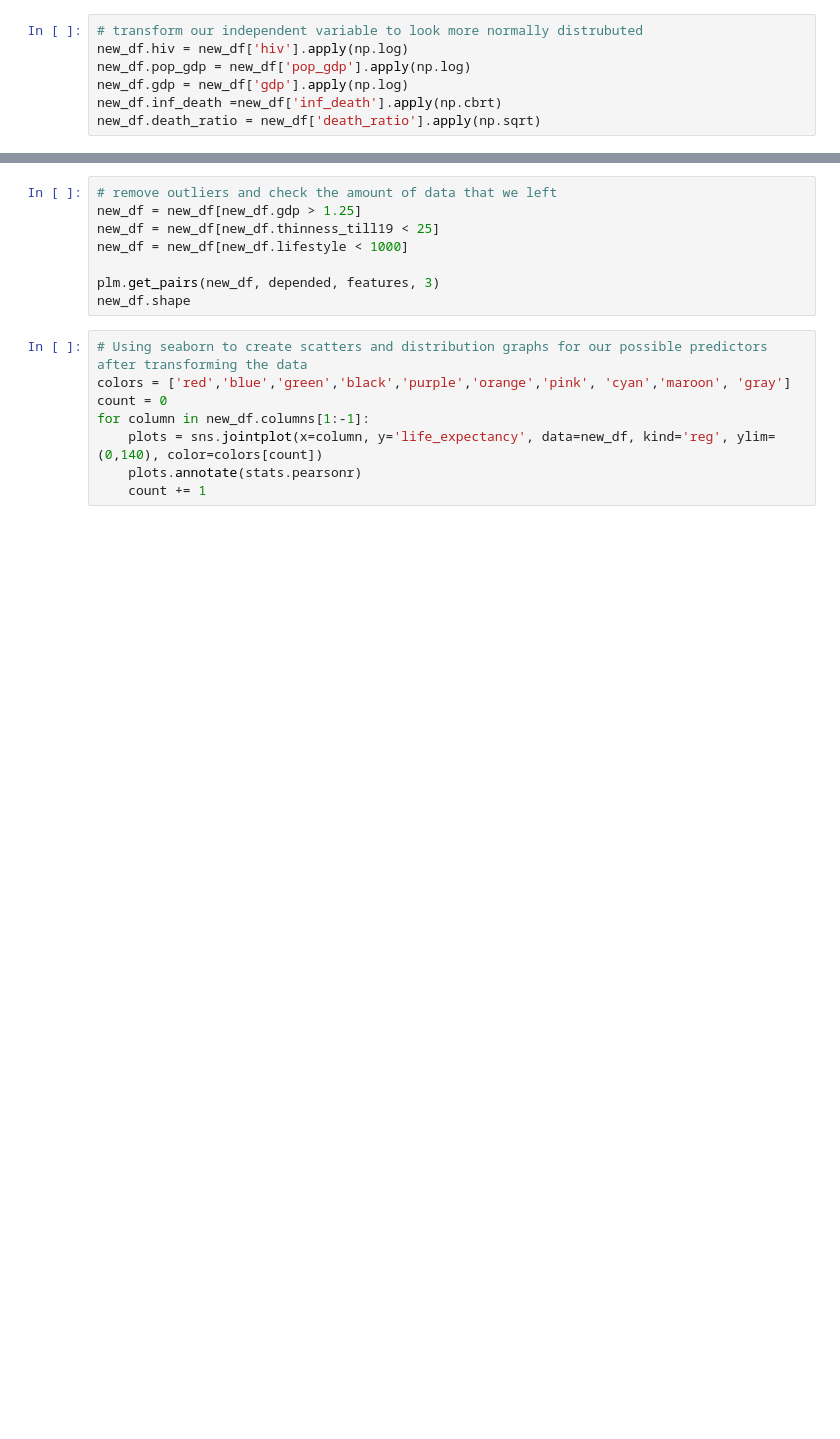
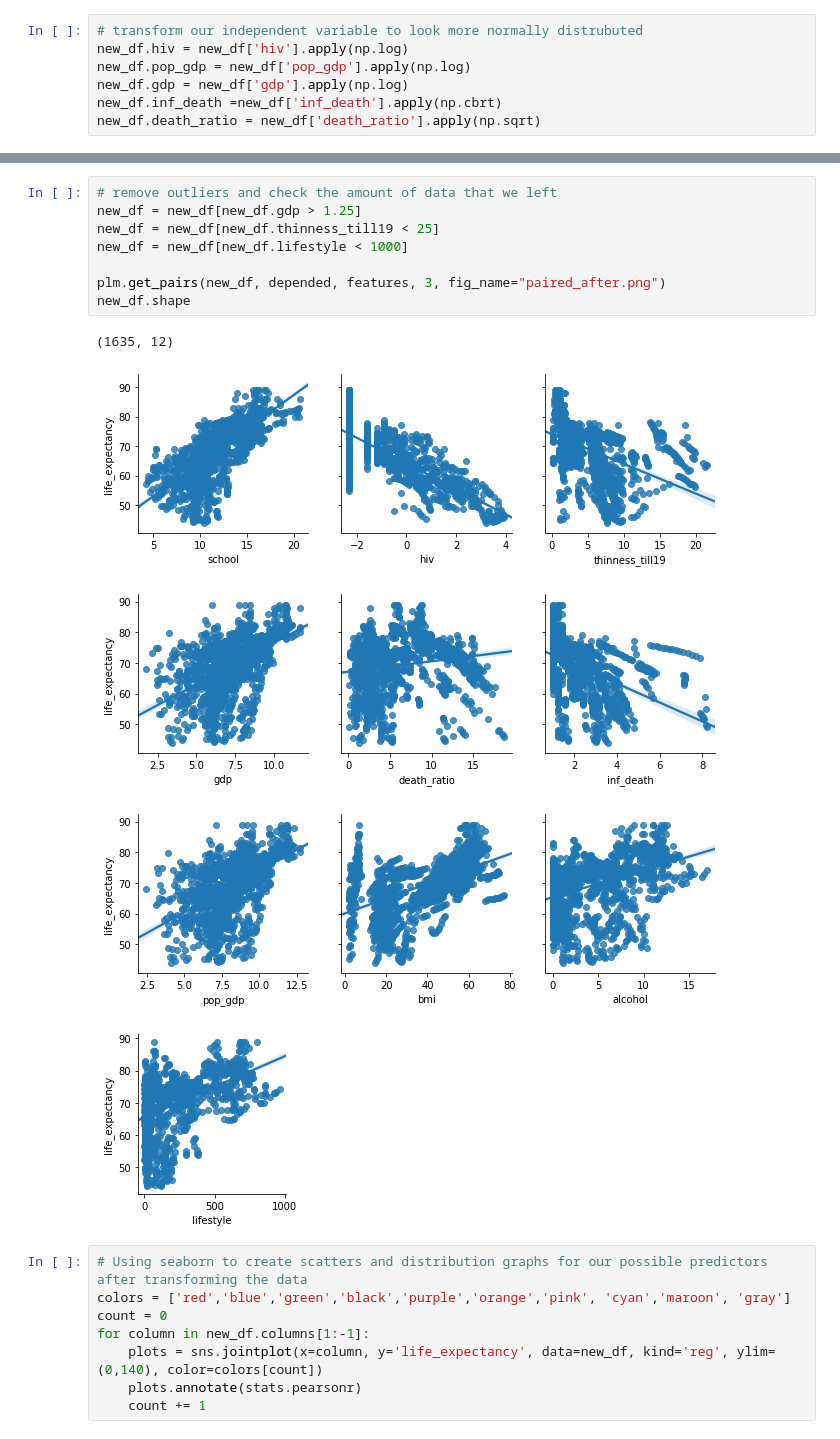
Before and after one commit to DaggerForce/Life_Expectancy_Project, a Jupyter notebook: Life_Expectancy_2.ipynb, the cells around one changed output, grey strips where cells are left out. Drawn from its saved outputs; the diff is of its cells as text; blank space fills up the shorter version.

```diff
--- a/Life_Expectancy_2.ipynb
+++ b/Life_Expectancy_2.ipynb
@@ -108,11 +97,17 @@ new_df.death_ratio = new_df['death_ratio'].apply(np.sqrt)
 # %%
 # remove outliers and check the amount of data that we left
 new_df = new_df[new_df.gdp > 1.25]
 new_df = new_df[new_df.thinness_till19 < 25]
 new_df = new_df[new_df.lifestyle < 1000]
 
-plm.get_pairs(new_df, depended, features, 3)
+plm.get_pairs(new_df, depended, features, 3, fig_name="paired_after.png")
 new_df.shape
+# %% [output]
+(1635, 12)
+[figure, added]
+[figure, added]
+[figure, added]
+[figure, added]
 # %%
 # Using seaborn to create scatters and distribution graphs for our possible predictors after transforming the data
 colors = ['red','blue','green','black','purple','orange','pink', 'cyan','maroon', 'gray']
```
Also changed, not shown: parts of 9 cells of this notebook, 16 other files.
